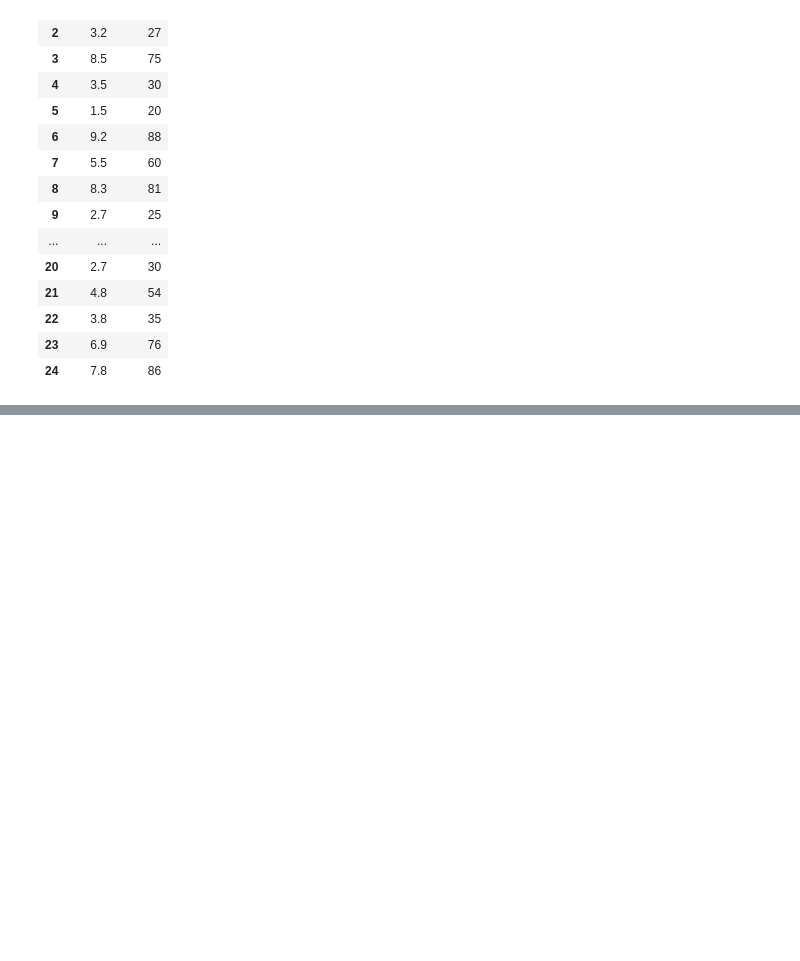
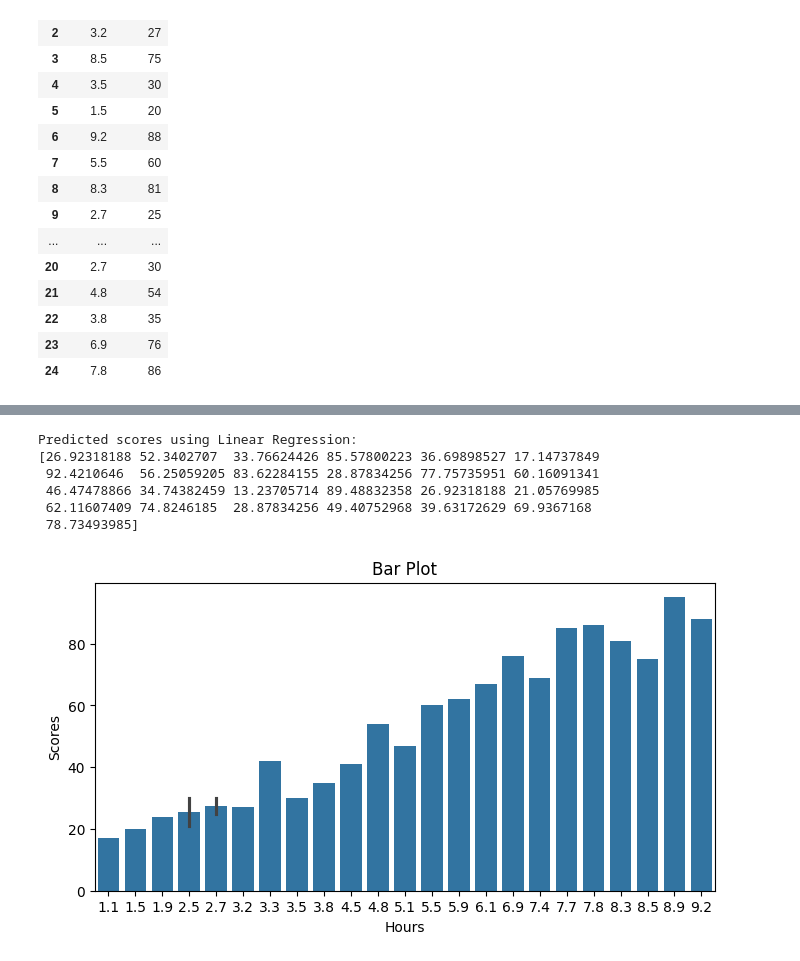
Before and after one commit to Bhuvanbhasker/Practice, a Jupyter notebook: string/pass.ipynb, the cells around one changed output, grey strips where cells are left out. Drawn from its saved outputs; the diff is of its cells as text; code cells hidden in the pictures; blank space fills up the shorter version.

```diff
--- a/string/pass.ipynb
+++ b/string/pass.ipynb
@@ -55,0 +61,30 @@ Students who scored above 80:
+# %%
+from sklearn.linear_model import LinearRegression
+import pandas as pd
+data = pd.read_csv('D:\\progamming\\Practice\\student_scores.csv')
+X = data[['Hours']]  # Features
+y = data['Scores']
+model = LinearRegression()
+model.fit(X, y)
+predicted_scores = model.predict(X)
+print("\nPredicted scores using Linear Regression:")
+print(predicted_scores)
+# %% [output]
+Predicted scores using Linear Regression:
+[26.92318188 52.3402707  33.76624426 85.57800223 36.69898527 17.14737849
+ 92.4210646  56.25059205 83.62284155 28.87834256 77.75735951 60.16091341
+ 46.47478866 34.74382459 13.23705714 89.48832358 26.92318188 21.05769985
+ 62.11607409 74.8246185  28.87834256 49.40752968 39.63172629 69.9367168
+ 78.73493985]
+# %%
+import matplotlib.pyplot as plt
+import seaborn as sns
+import pandas as pd
+data = pd.read_csv('D:\\progamming\\Practice\\student_scores.csv')
+# Bar Plot
+plt.figure(figsize=(8, 4))
+sns.barplot(x='Hours', y='Scores', data=data)
+plt.title('Bar Plot')
+plt.show()
+# %% [output]
+[figure, added]
```
Also changed, not shown: parts of 8 cells of this notebook, 1 other file.
